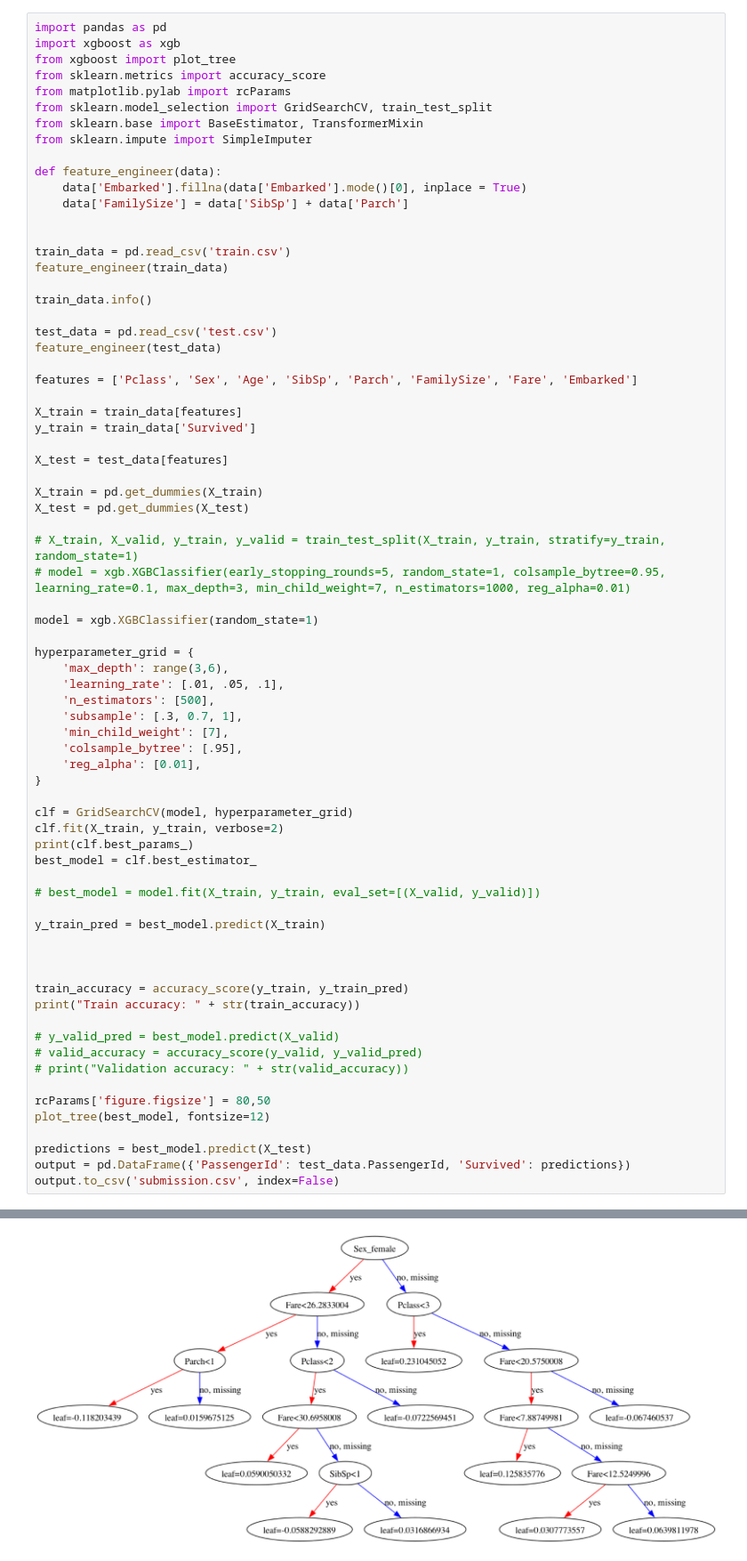
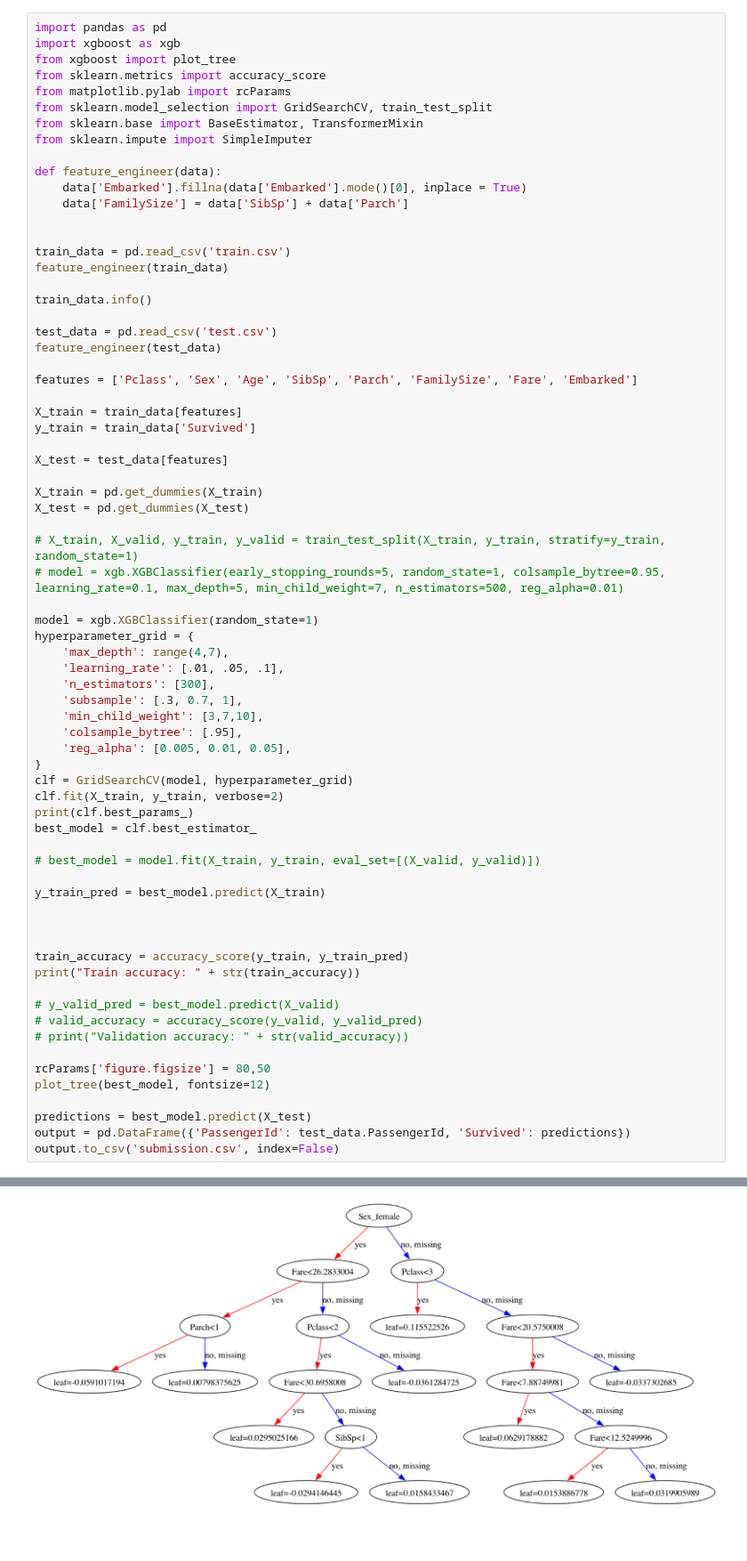
Before and after one commit to bsgreenb/kaggle, a Jupyter notebook: titanic/titanic.ipynb, the cells around one changed output, grey strips where cells are left out. Shown at 89% size. Cells and saved outputs as stored; diff of their text form; blank space fills up the shorter version.

```diff
--- a/titanic/titanic.ipynb
+++ b/titanic/titanic.ipynb
@@ -32,20 +32,18 @@ X_train = pd.get_dummies(X_train)
 X_test = pd.get_dummies(X_test)
 
 # X_train, X_valid, y_train, y_valid = train_test_split(X_train, y_train, stratify=y_train, random_state=1)
-# model = xgb.XGBClassifier(early_stopping_rounds=5, random_state=1, colsample_bytree=0.95, learning_rate=0.1, max_depth=3, min_child_weight=7, n_estimators=1000, reg_alpha=0.01)
+# model = xgb.XGBClassifier(early_stopping_rounds=5, random_state=1, colsample_bytree=0.95, learning_rate=0.1, max_depth=5, min_child_weight=7, n_estimators=500, reg_alpha=0.01)
 
 model = xgb.XGBClassifier(random_state=1)
-
 hyperparameter_grid = {
-    'max_depth': range(3,6),
+    'max_depth': range(4,7),
     'learning_rate': [.01, .05, .1],
-    'n_estimators': [500],
+    'n_estimators': [300],
     'subsample': [.3, 0.7, 1],
-    'min_child_weight': [7],
+    'min_child_weight': [3,7,10],
     'colsample_bytree': [.95],
-    'reg_alpha': [0.01],
+    'reg_alpha': [0.005, 0.01, 0.05],
 }
-
 clf = GridSearchCV(model, hyperparameter_grid)
 clf.fit(X_train, y_train, verbose=2)
 print(clf.best_params_)
@@ -91 +89 @@ Train accuracy: 0.9147025813692481
-[figure, old version]
+[figure, new version]
```
Also changed, not shown: parts of 1 cell of this notebook, 1 other file.
